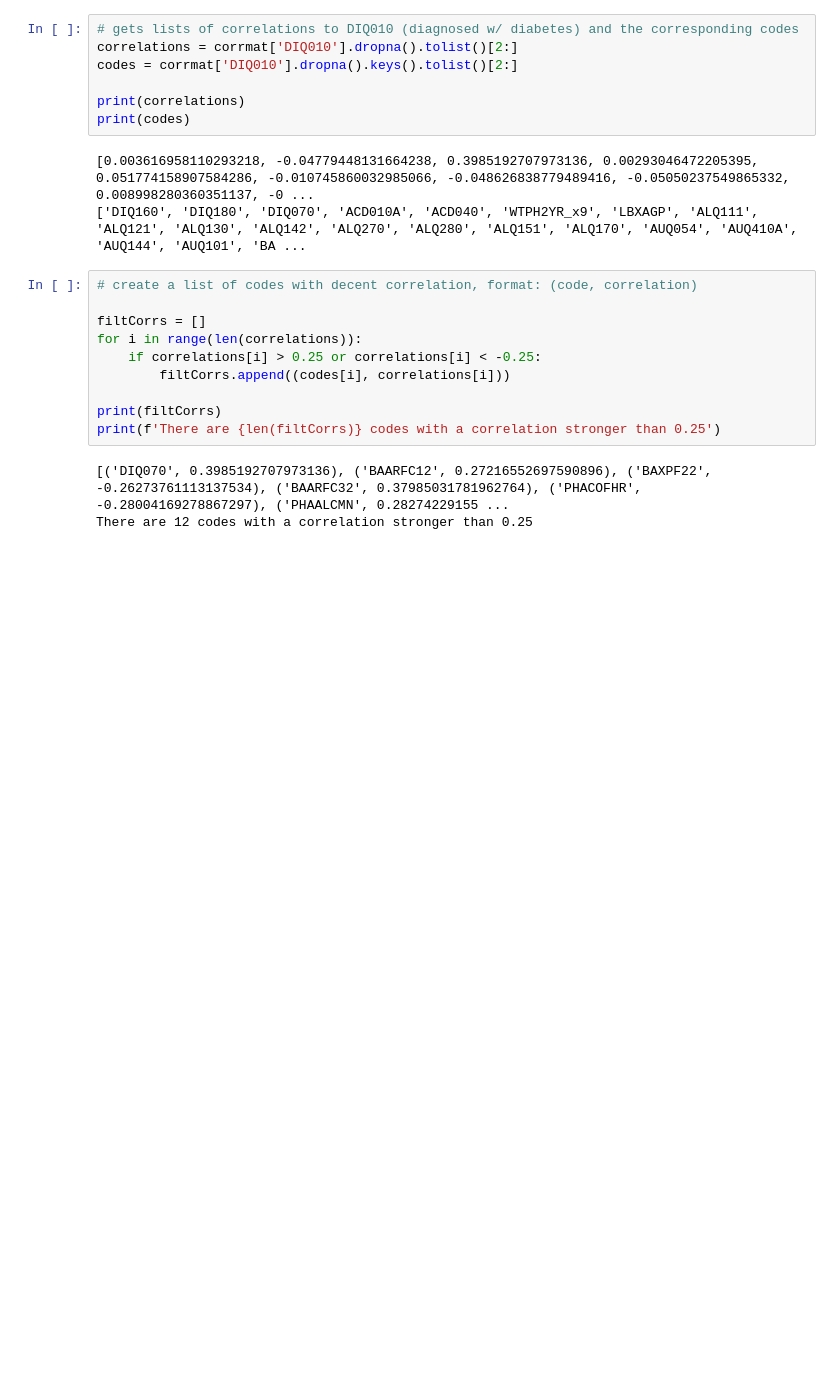
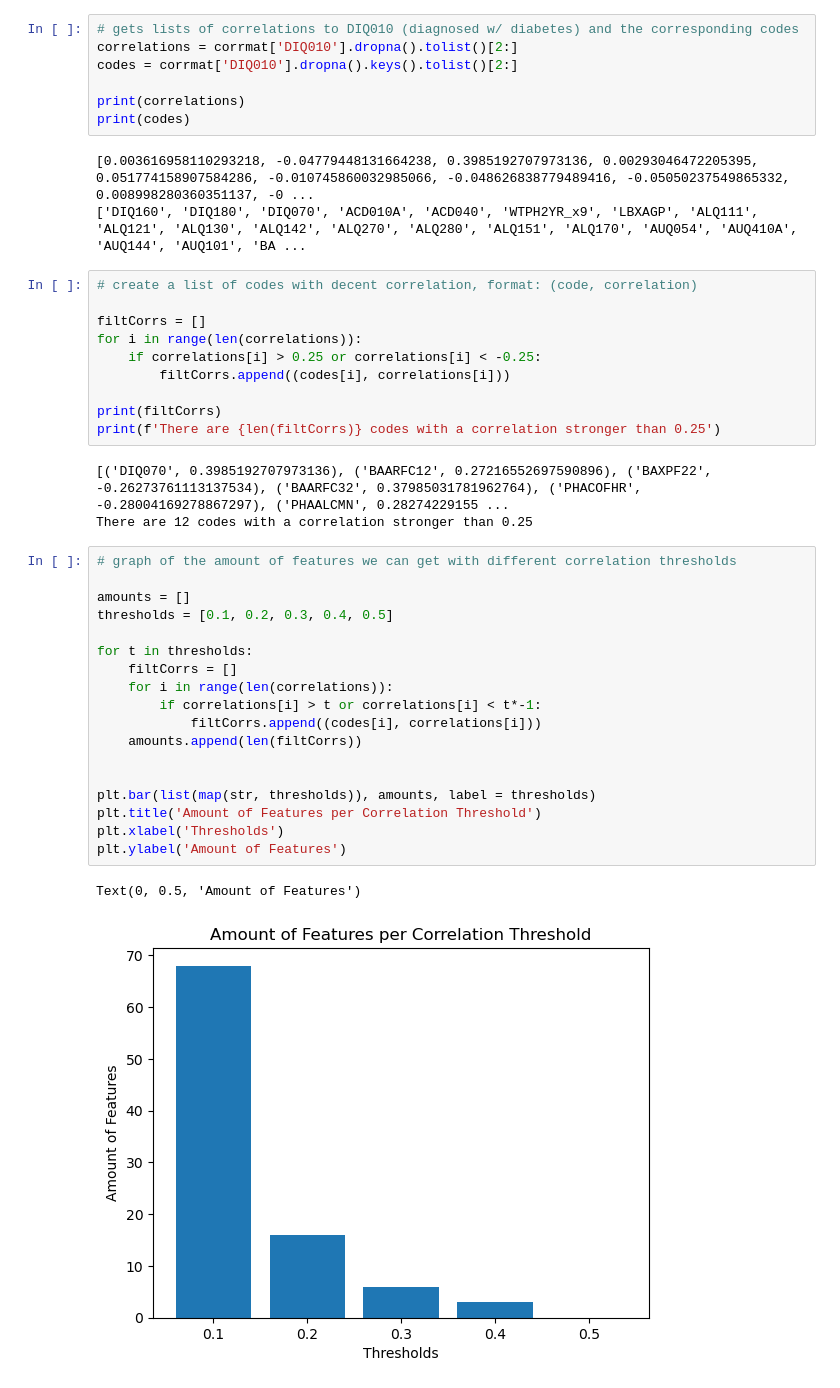
Before and after one commit to PiSaucer/CS426-Project, a Jupyter notebook: diabetes.ipynb, the cells around one changed output. Drawn from its saved outputs; the diff is of its cells as text; blank space fills up the shorter version.

Commit message:
bar chart testing correaltion thresholds

```diff
--- a/diabetes.ipynb
+++ b/diabetes.ipynb
@@ -295,3 +295,24 @@ print(f'There are {len(filtCorrs)} codes with a correlation stronger than 0.25')
 # %% [output]
 [('DIQ070', 0.3985192707973136), ('BAARFC12', 0.27216552697590896), ('BAXPF22', -0.26273761113137534), ('BAARFC32', 0.37985031781962764), ('PHACOFHR', -0.28004169278867297), ('PHAALCMN', 0.28274229155 ...
 There are 12 codes with a correlation stronger than 0.25
+# %%
+# graph of the amount of features we can get with different correlation thresholds
+
+amounts = []
+thresholds = [0.1, 0.2, 0.3, 0.4, 0.5]
+
+for t in thresholds:
+    filtCorrs = []
+    for i in range(len(correlations)):
+        if correlations[i] > t or correlations[i] < t*-1:
+            filtCorrs.append((codes[i], correlations[i]))
+    amounts.append(len(filtCorrs))
+
+
+plt.bar(list(map(str, thresholds)), amounts, label = thresholds)
+plt.title('Amount of Features per Correlation Threshold')
+plt.xlabel('Thresholds')
+plt.ylabel('Amount of Features')
+# %% [output]
+Text(0, 0.5, 'Amount of Features')
+[figure, added]
```
